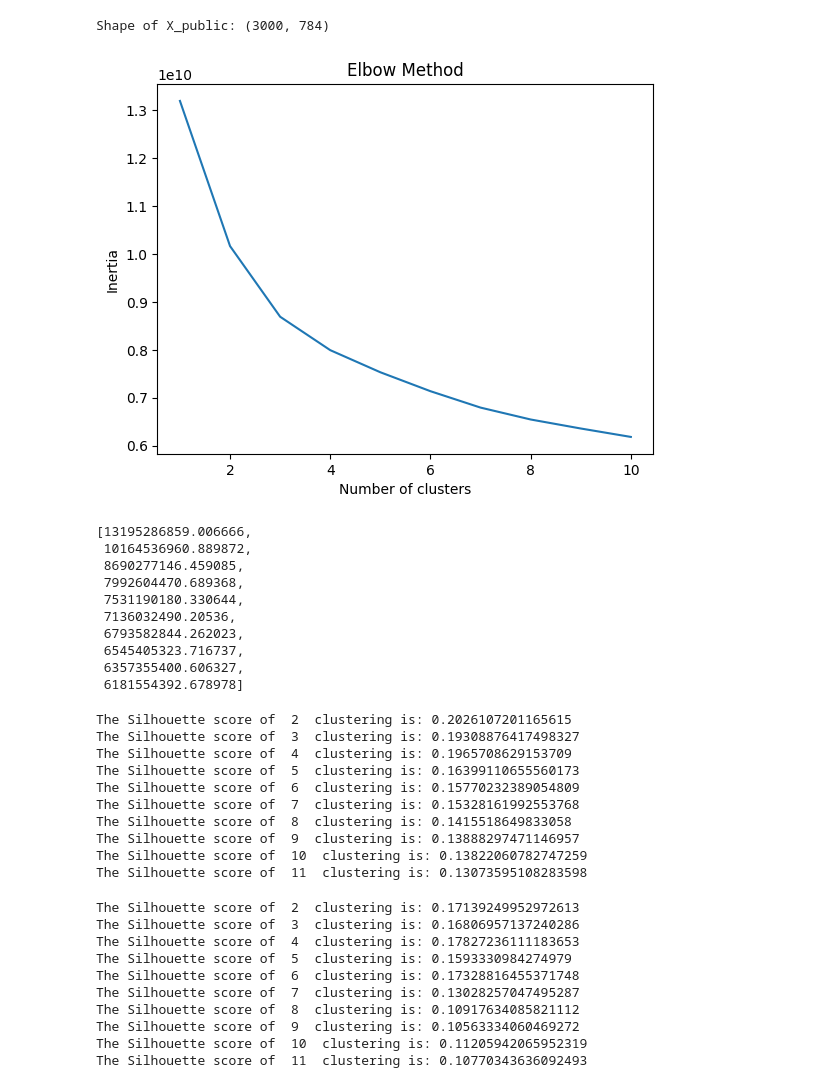
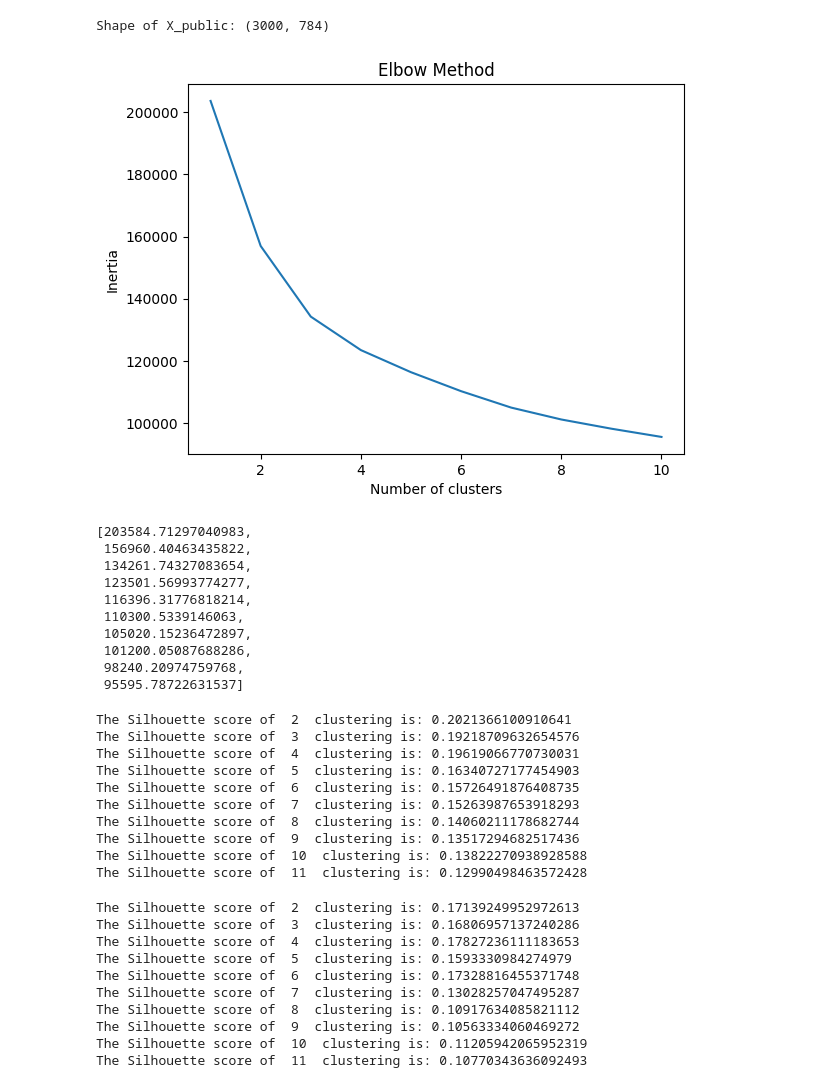
Before and after one commit to lucascheng24/COMP4431_LabAssignment, a Jupyter notebook: A4/COMP4431_A4_01.ipynb, the cells around one changed output. Drawn from its saved outputs; the diff is of its cells as text; code cells hidden in the pictures.

```diff
--- a/A4/COMP4431_A4_01.ipynb
+++ b/A4/COMP4431_A4_01.ipynb
@@ -55,33 +56,36 @@ X_public = read_data_from_csv('assignment_4_public.csv')
 print('Shape of X_public:', X_public.shape)
 # %% [output]
 Shape of X_public: (3000, 784)
+# %%
+scaler = MinMaxScaler()
+X_normalized = scaler.fit_transform(X_public)
 # %%
 inertia = []
 for k in range(1, 11):
-    kmeans = KMeans(n_clusters=k, random_state=0)
-    kmeans.fit(X_public)
+    kmeans = KMeans(n_clusters=k, random_state=0, n_init=10)
+    kmeans.fit(X_normalized)
     inertia.append(kmeans.inertia_)
 
 
 
 plt.plot(range(1, 11), inertia)
 plt.xlabel('Number of clusters')
 plt.ylabel('Inertia')
 plt.title('Elbow Method')
 plt.show()
 # %% [output]
-[figure, old version]
+[figure, new version]
 # %%
 inertia
 # %% [output]
-[13195286859.006666,
- 10164536960.889872,
- 8690277146.459085,
- 7992604470.689368,
- 7531190180.330644,
- 7136032490.20536,
- 6793582844.262023,
- 6545405323.716737,
- 6357355400.606327,
- 6181554392.678978]
+[203584.71297040983,
+ 156960.40463435822,
+ 134261.74327083654,
+ 123501.56993774277,
+ 116396.31776818214,
+ 110300.5339146063,
+ 105020.15236472897,
+ 101200.05087688286,
+ 98240.20974759768,
+ 95595.78722631537]
 # %%
@@ -104,17 +108,17 @@ def run_silScore_Kmeans(start, end, X_public):
         print("The Silhouette score of ",  i, " clustering is:", silhouette_avg)
 # %%
-run_silScore_Kmeans(2, 11, X_public)
+run_silScore_Kmeans(2, 11, X_normalized)
 # %% [output]
-The Silhouette score of  2  clustering is: 0.2026107201165615
-The Silhouette score of  3  clustering is: 0.19308876417498327
-The Silhouette score of  4  clustering is: 0.1965708629153709
-The Silhouette score of  5  clustering is: 0.16399110655560173
-The Silhouette score of  6  clustering is: 0.15770232389054809
-The Silhouette score of  7  clustering is: 0.15328161992553768
-The Silhouette score of  8  clustering is: 0.1415518649833058
-The Silhouette score of  9  clustering is: 0.13888297471146957
-The Silhouette score of  10  clustering is: 0.13822060782747259
-The Silhouette score of  11  clustering is: 0.13073595108283598
+The Silhouette score of  2  clustering is: 0.2021366100910641
+The Silhouette score of  3  clustering is: 0.19218709632654576
+The Silhouette score of  4  clustering is: 0.19619066770730031
+The Silhouette score of  5  clustering is: 0.16340727177454903
+The Silhouette score of  6  clustering is: 0.15726491876408735
+The Silhouette score of  7  clustering is: 0.15263987653918293
+The Silhouette score of  8  clustering is: 0.14060211178682744
+The Silhouette score of  9  clustering is: 0.13517294682517436
+The Silhouette score of  10  clustering is: 0.13822270938928588
+The Silhouette score of  11  clustering is: 0.12990498463572428
 # %%
 # try hierarchical clustering
 def run_silScore_Hierar(start, end, X_public):
```
Also changed, not shown: parts of 5 cells of this notebook.
